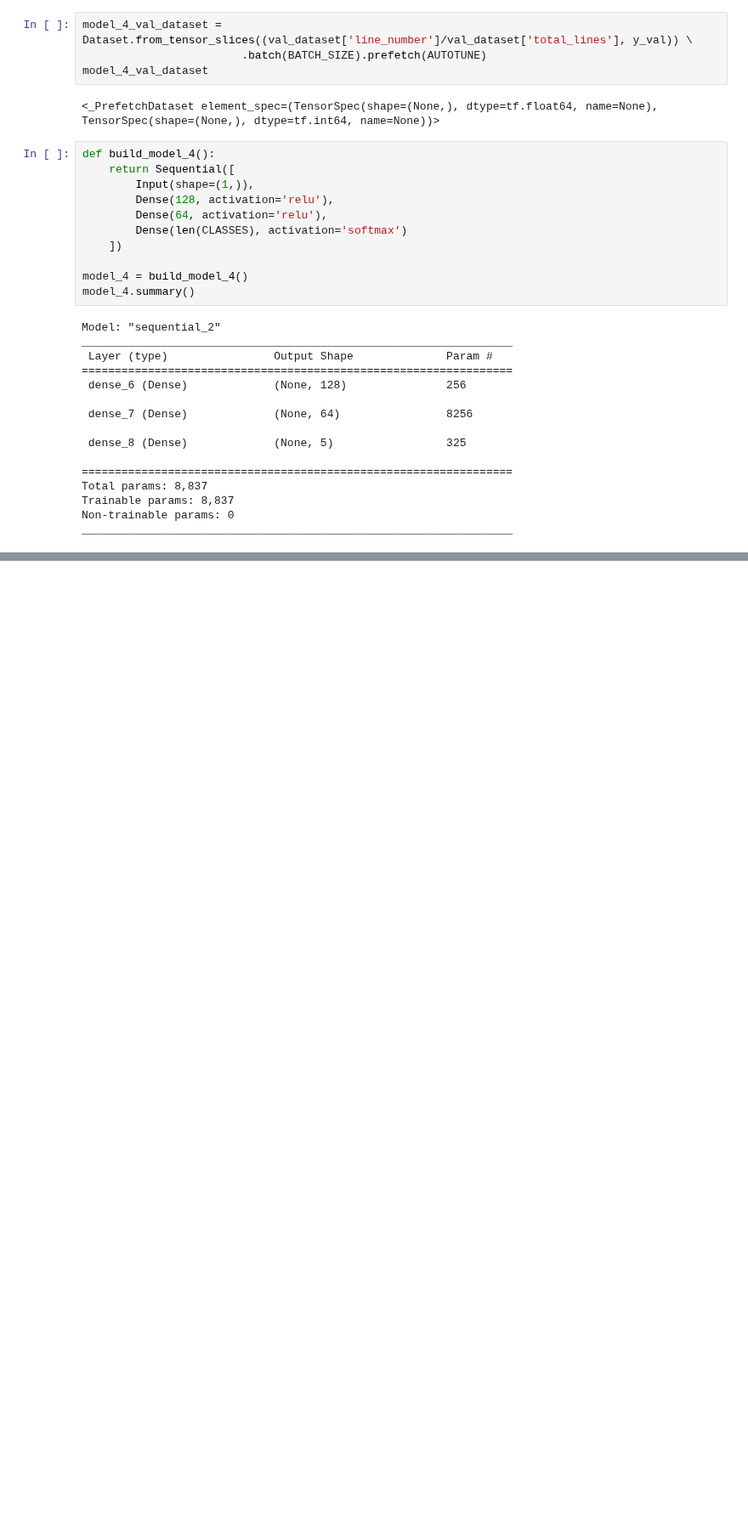
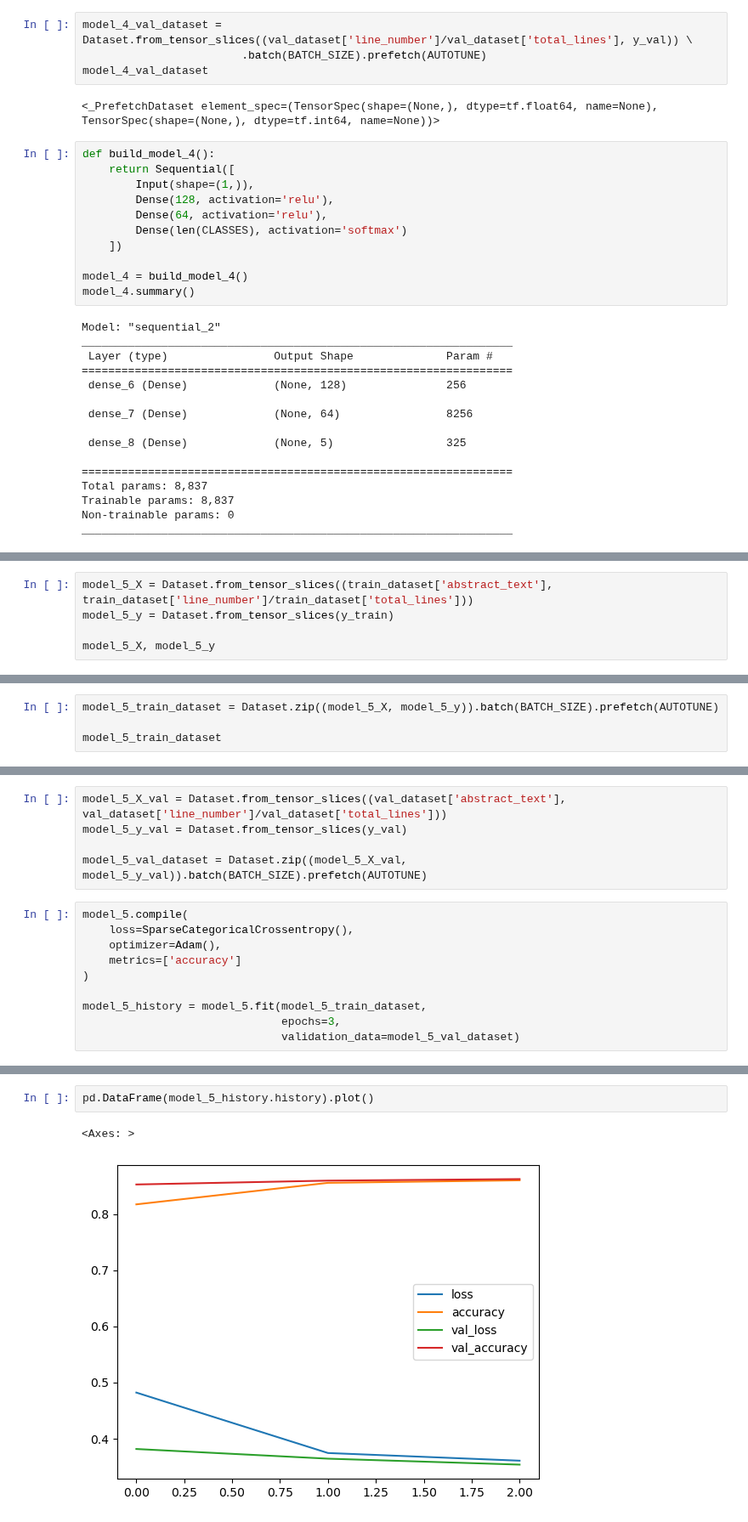
Before and after one commit to poolGolez/project-roosevelt, a Jupyter notebook: skim-literature-using-intermediate-models.ipynb, the cells around one changed output, grey strips where cells are left out. Shown at 85% size. Saved outputs shown, nothing was run; the diff lists cells and outputs as text; blank space fills up the shorter version.

```diff
--- a/skim-literature-using-intermediate-models.ipynb
+++ b/skim-literature-using-intermediate-models.ipynb
@@ -548,0 +595,5 @@ pd.DataFrame(model_4_history.history).plot()
+# %%
+model_5_X = Dataset.from_tensor_slices((train_dataset['abstract_text'], train_dataset['line_number']/train_dataset['total_lines']))
+model_5_y = Dataset.from_tensor_slices(y_train)
+
+model_5_X, model_5_y
@@ -548,0 +603,4 @@ pd.DataFrame(model_4_history.history).plot()
+# %%
+model_5_train_dataset = Dataset.zip((model_5_X, model_5_y)).batch(BATCH_SIZE).prefetch(AUTOTUNE)
+
+model_5_train_dataset
@@ -548,0 +609,15 @@ pd.DataFrame(model_4_history.history).plot()
+# %%
+model_5_X_val = Dataset.from_tensor_slices((val_dataset['abstract_text'], val_dataset['line_number']/val_dataset['total_lines']))
+model_5_y_val = Dataset.from_tensor_slices(y_val)
+
+model_5_val_dataset = Dataset.zip((model_5_X_val, model_5_y_val)).batch(BATCH_SIZE).prefetch(AUTOTUNE)
+# %%
+model_5.compile(
+    loss=SparseCategoricalCrossentropy(),
+    optimizer=Adam(),
+    metrics=['accuracy']
+)
+
+model_5_history = model_5.fit(model_5_train_dataset,
+                              epochs=3,
+                              validation_data=model_5_val_dataset)
@@ -548,0 +631,5 @@ pd.DataFrame(model_4_history.history).plot()
+# %%
+pd.DataFrame(model_5_history.history).plot()
+# %% [output]
+<Axes: >
+[figure, added]
```
Also changed, not shown: parts of 17 cells of this notebook.
